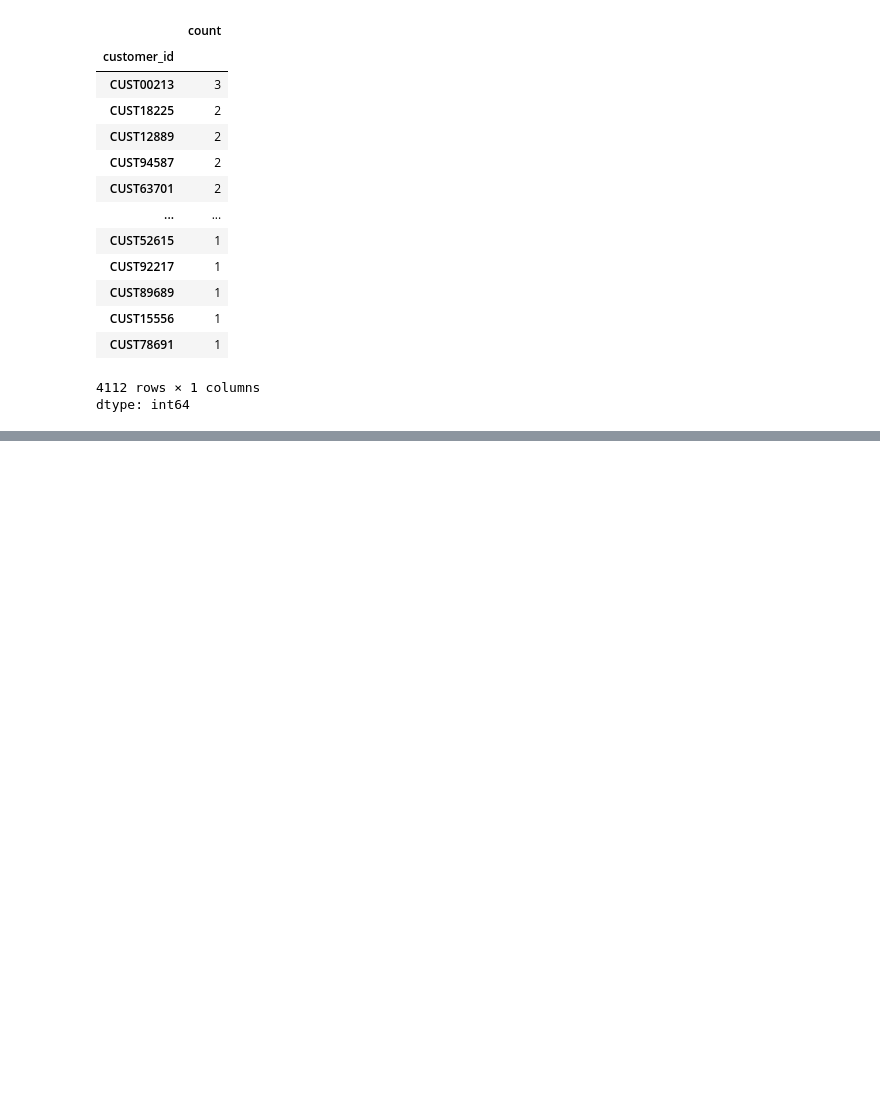
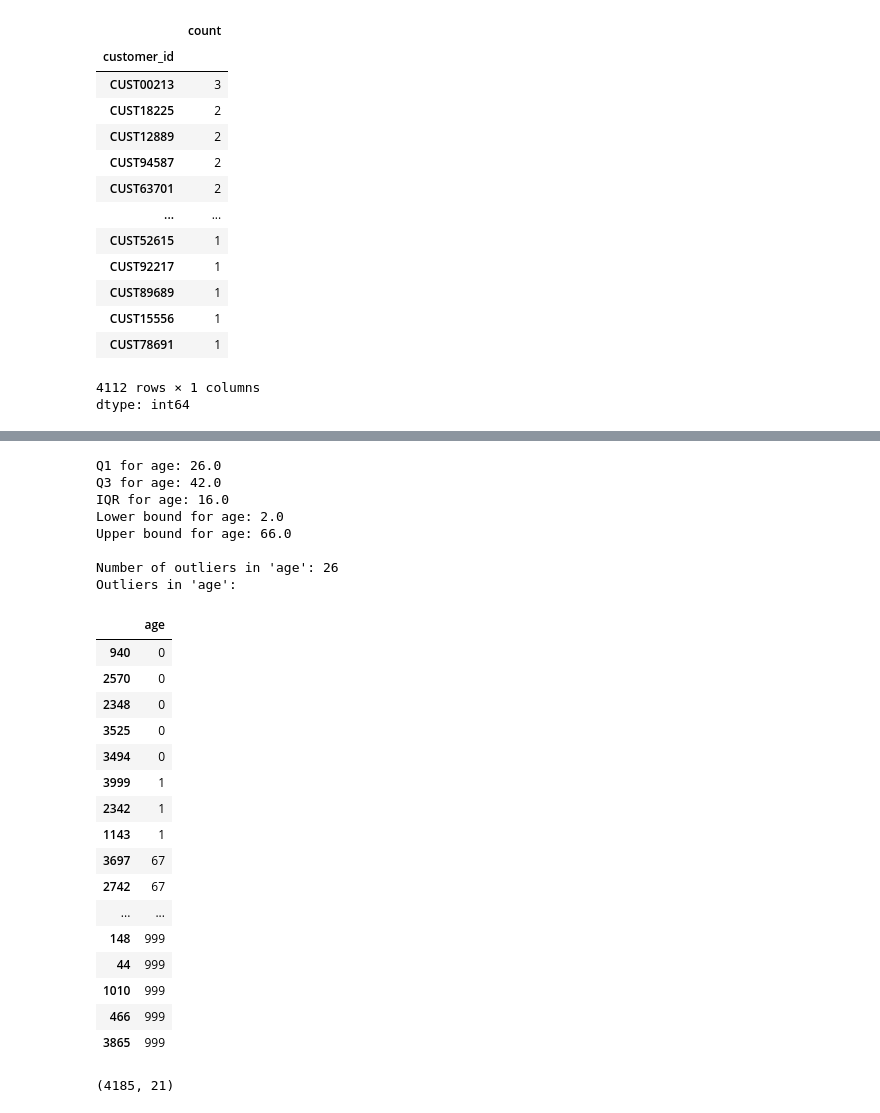
Before and after one commit to Muskan-researcher/DataAnalysisProjects, a Jupyter notebook: Data Cleaning/retail-sales-dataset using python.ipynb, the cells around one changed output, grey strips where cells are left out. Cells and saved outputs as stored; diff of their text form; code cells hidden in the pictures; blank space fills up the shorter version.

```diff
--- a/Data Cleaning/retail-sales-dataset using python.ipynb
+++ b/Data Cleaning/retail-sales-dataset using python.ipynb
@@ -340,0 +390,44 @@ df[df['customer_id'] == 'CUST63701']
+# %%
+Q1 = df['age'].quantile(0.25)
+Q3 = df['age'].quantile(0.75)
+IQR = Q3 - Q1
+
+lower_bound = Q1 - 1.5 * IQR
+upper_bound = Q3 + 1.5 * IQR
+
+outliers_age = df[(df['age'] < lower_bound) | (df['age'] > upper_bound)]
+
+print(f"Q1 for age: {Q1}")
+print(f"Q3 for age: {Q3}")
+print(f"IQR for age: {IQR}")
+print(f"Lower bound for age: {lower_bound}")
+print(f"Upper bound for age: {upper_bound}")
+print(f"\nNumber of outliers in 'age': {len(outliers_age)}")
+print("Outliers in 'age':")
+display(outliers_age[['age']].sort_values(by='age'))
+# %% [output]
+Q1 for age: 26.0
+Q3 for age: 42.0
+IQR for age: 16.0
+Lower bound for age: 2.0
+Upper bound for age: 66.0
+
+Number of outliers in 'age': 26
+Outliers in 'age':
+|  | age |
+| 940 | 0 |
+| 2570 | 0 |
+| 2348 | 0 |
+| 3525 | 0 |
+| 3494 | 0 |
+| 3999 | 1 |
+| 2342 | 1 |
+| 1143 | 1 |
+| 3697 | 67 |
+| 2742 | 67 |
+| ... | ... |
+| 148 | 999 |
+| 44 | 999 |
+| 1010 | 999 |
+| 466 | 999 |
+| 3865 | 999 |
@@ -340,0 +441,4 @@ df[df['customer_id'] == 'CUST63701']
+# %%
+df_clean.shape
+# %% [output]
+(4185, 21)
```
Also changed, not shown: parts of 17 cells of this notebook.
